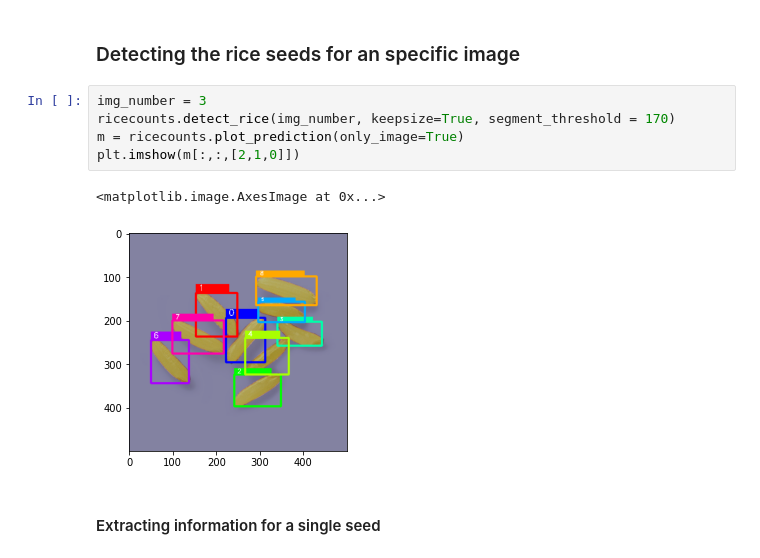
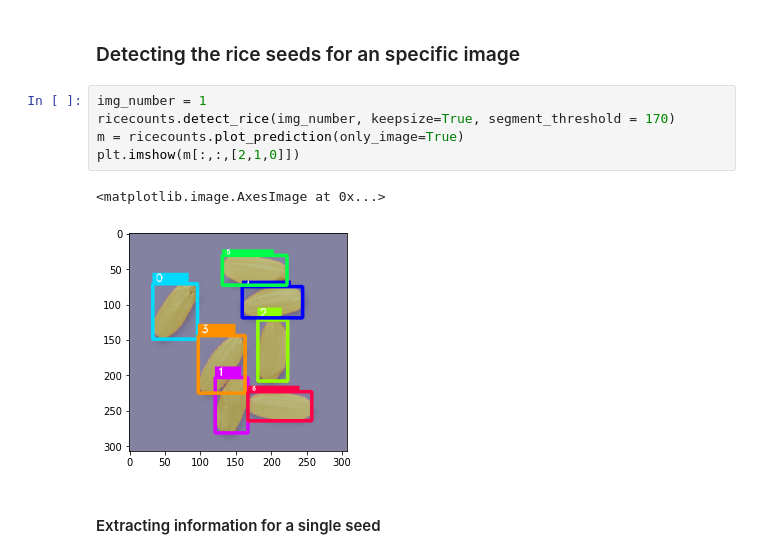
Before and after one commit to anaguilarar/Crop_DL, a Jupyter notebook: Rice_seeds_example.ipynb, the cells around one changed output. Cells and saved outputs as stored; diff of their text form.

```diff
--- a/Rice_seeds_example.ipynb
+++ b/Rice_seeds_example.ipynb
@@ -64,13 +64,13 @@ files available in folder:  ['test4.jpg', 'test10.jpg', 'test3.jpg', 'test5.jpg'
 # %% [markdown]
 ### Detecting the rice seeds for an specific image
 # %%
-img_number = 3
+img_number = 1
 ricecounts.detect_rice(img_number, keepsize=True, segment_threshold = 170)
 m = ricecounts.plot_prediction(only_image=True)
 plt.imshow(m[:,:,[2,1,0]])
 # %% [output]
 <matplotlib.image.AxesImage at 0x...>
-[figure, old version]
+[figure, new version]
 # %% [markdown]
 #### Extracting information for a single seed
 # %%
```
Also changed, not shown: parts of 7 cells of this notebook.
